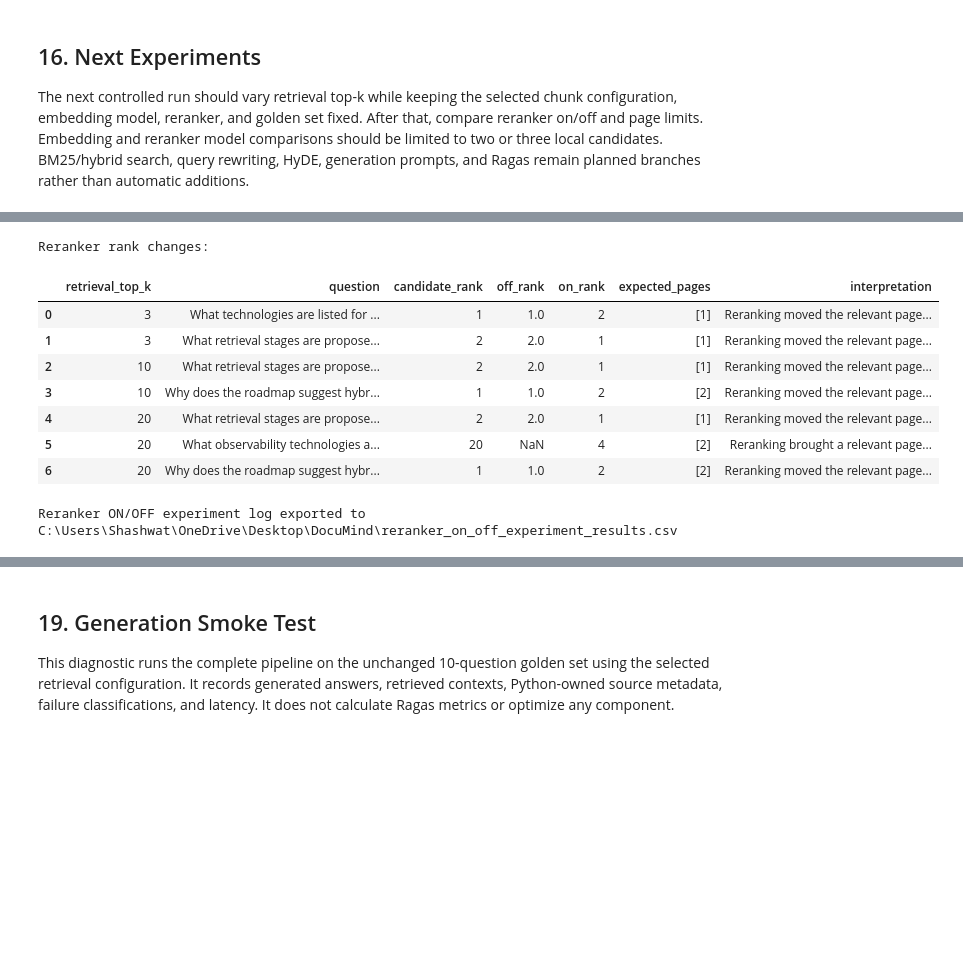
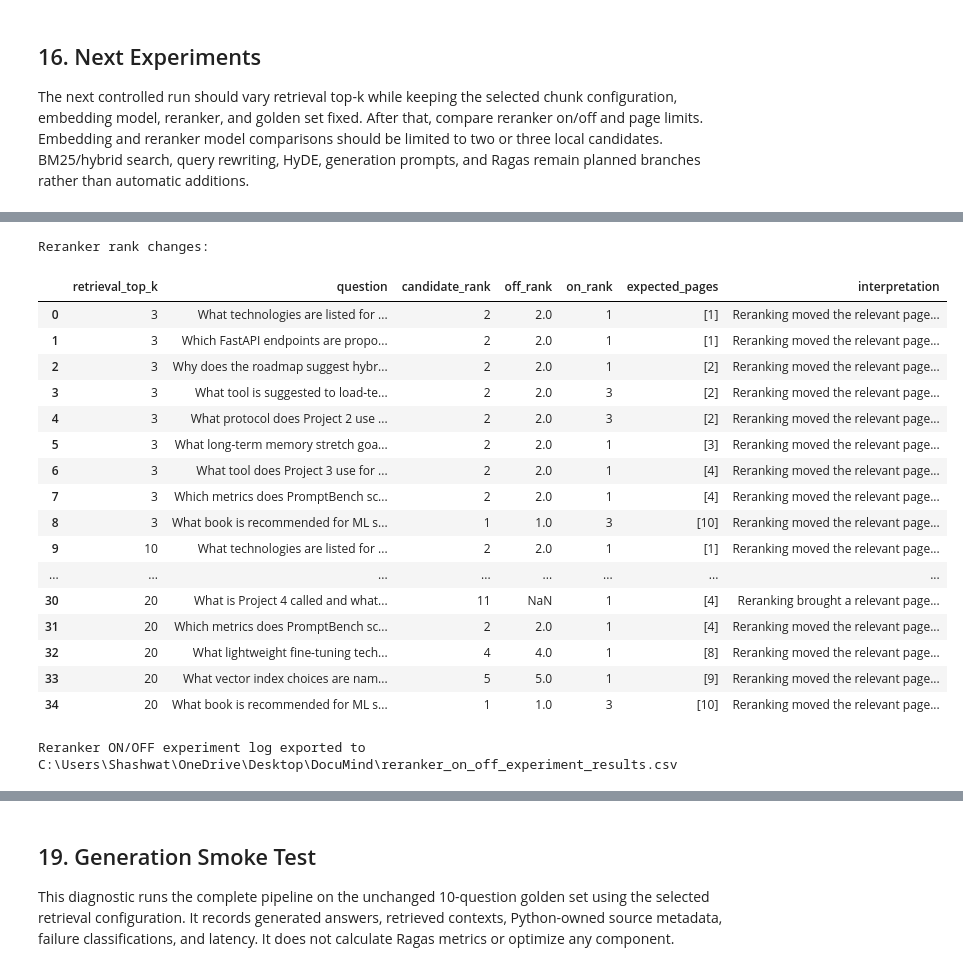
Before and after one commit to ShashwatK27/DocuMind, a Jupyter notebook: notebooks/rag_1.ipynb, the cells around one changed output, grey strips where cells are left out. Drawn from its saved outputs; the diff is of its cells as text; code cells hidden in the pictures; blank space fills up the shorter version.

```diff
--- a/notebooks/rag_1.ipynb
+++ b/notebooks/rag_1.ipynb
@@ -193,7 +200,22 @@ if RESET_QDRANT:
         qdrant_client.delete_collection(COLLECTION_NAME)
     qdrant_client.close()
     if QDRANT_PATH.exists():
-        shutil.rmtree(QDRANT_PATH)
+        # Embedded Qdrant memory-maps its storage; on Windows the files can stay
+        # locked briefly after close(). Retry, clearing read-only bits, before failing.
+        import os, stat
+
+        def _drop_readonly(func, path, _exc):
+            os.chmod(path, stat.S_IWRITE)
+            func(path)
+
+        for attempt in range(10):
+            try:
+                shutil.rmtree(QDRANT_PATH, onerror=_drop_readonly)
+                break
+            except (PermissionError, OSError):
+                time.sleep(1.0)
+        else:
+            shutil.rmtree(QDRANT_PATH, onerror=_drop_readonly)
     QDRANT_PATH.mkdir(parents=True, exist_ok=True)
     qdrant_client = QdrantClient(path=str(QDRANT_PATH))
     collection_exists = False
@@ -817,6 +922,22 @@ for experiment_id, failures in chunk_failure_tables.items():
     if not failures.empty:
         display(failures)
 
-experiment_log_df.to_csv(PROJECT_ROOT / "chunk_experiment_results.csv", index=False)
+experiment_log_df.to_csv(EXPERIMENT_DIR / "chunk_experiment_results.csv", index=False)
 print(f"Experiment log exported to {PROJECT_ROOT / 'chunk_experiment_results.csv'}")
+
+
+# Data-driven selection: pick the chunk configuration with the best MRR, breaking
+# ties toward smaller chunks (more precise units, cheaper reranking context).
+chunk_ranking = experiment_log_df.sort_values(
+    ["mrr", "page_recall_at_5", "chunk_size"],
+    ascending=[False, False, True],
+).reset_index(drop=True)
+selected_chunk = chunk_ranking.iloc[0]
+SELECTED_CHUNK_SIZE = int(selected_chunk["chunk_size"])
+SELECTED_CHUNK_OVERLAP = int(selected_chunk["chunk_overlap"])
+print(
+    f"Selected chunk configuration (best MRR, tie-break smaller): "
+    f"{SELECTED_CHUNK_SIZE}/{SELECTED_CHUNK_OVERLAP} "
+    f"(MRR={selected_chunk['mrr']:.3f}, Page Recall@5={selected_chunk['page_recall_at_5']:.3f})"
+)
 # %% [output]
@@ -846,7 +985,7 @@ This experiment fixes chunking at 600/100, keeps the embedding model, Cross-Enco
 # %%
 retrieval_top_k_values = [3, 5, 8, 10, 15, 20]
-TOP_K_CHUNK_SIZE = 600
-TOP_K_CHUNK_OVERLAP = 100
+TOP_K_CHUNK_SIZE = SELECTED_CHUNK_SIZE
+TOP_K_CHUNK_OVERLAP = SELECTED_CHUNK_OVERLAP
 
 fixed_top_k_config = {
     **EXPERIMENT_CONFIG,
@@ -1157,8 +1308,8 @@ def evaluate_reranker_mode(
 # %%
 reranker_values = [False, True]
 reranker_top_k_values = [3, 10, 20]
-reranker_fixed_chunk_size = 600
-reranker_fixed_chunk_overlap = 100
+reranker_fixed_chunk_size = SELECTED_CHUNK_SIZE
+reranker_fixed_chunk_overlap = SELECTED_CHUNK_OVERLAP
 
 reranker_eval_chunks = build_experiment_chunks(
     reranker_fixed_chunk_size,
@@ -1320,28 +1471,37 @@ RERANKER ON VS OFF COMPARISON
 # %%
 print("\nReranker rank changes:")
 if reranker_failure_analysis_df.empty:
     print("No final-rank changes were observed between OFF and ON configurations.")
 else:
     display(reranker_failure_analysis_df)
 
 reranker_on_off_results_df.to_csv(
-    PROJECT_ROOT / "reranker_on_off_experiment_results.csv",
+    EXPERIMENT_DIR / "reranker_on_off_experiment_results.csv",
     index=False,
 )
 print(
     f"Reranker ON/OFF experiment log exported to "
     f"{PROJECT_ROOT / 'reranker_on_off_experiment_results.csv'}"
 )
 # %% [output]
 Reranker rank changes:
 |  | retrieval_top_k | question | candidate_rank | off_rank | on_rank | expected_pages | interpretation |
-| 0 | 3 | What technologies are listed for ... | 1 | 1.0 | 2 | [1] | Reranking moved the relevant page... |
-| 1 | 3 | What retrieval stages are propose... | 2 | 2.0 | 1 | [1] | Reranking moved the relevant page... |
-| 2 | 10 | What retrieval stages are propose... | 2 | 2.0 | 1 | [1] | Reranking moved the relevant page... |
-| 3 | 10 | Why does the roadmap suggest hybr... | 1 | 1.0 | 2 | [2] | Reranking moved the relevant page... |
-| 4 | 20 | What retrieval stages are propose... | 2 | 2.0 | 1 | [1] | Reranking moved the relevant page... |
-| 5 | 20 | What observability technologies a... | 20 | NaN | 4 | [2] | Reranking brought a relevant page... |
-| 6 | 20 | Why does the roadmap suggest hybr... | 1 | 1.0 | 2 | [2] | Reranking moved the relevant page... |
+| 0 | 3 | What technologies are listed for ... | 2 | 2.0 | 1 | [1] | Reranking moved the relevant page... |
+| 1 | 3 | Which FastAPI endpoints are propo... | 2 | 2.0 | 1 | [1] | Reranking moved the relevant page... |
+| 2 | 3 | Why does the roadmap suggest hybr... | 2 | 2.0 | 1 | [2] | Reranking moved the relevant page... |
+| 3 | 3 | What tool is suggested to load-te... | 2 | 2.0 | 3 | [2] | Reranking moved the relevant page... |
+| 4 | 3 | What protocol does Project 2 use ... | 2 | 2.0 | 3 | [2] | Reranking moved the relevant page... |
+| 5 | 3 | What long-term memory stretch goa... | 2 | 2.0 | 1 | [3] | Reranking moved the relevant page... |
+| 6 | 3 | What tool does Project 3 use for ... | 2 | 2.0 | 1 | [4] | Reranking moved the relevant page... |
+| 7 | 3 | Which metrics does PromptBench sc... | 2 | 2.0 | 1 | [4] | Reranking moved the relevant page... |
+| 8 | 3 | What book is recommended for ML s... | 1 | 1.0 | 3 | [10] | Reranking moved the relevant page... |
+| 9 | 10 | What technologies are listed for ... | 2 | 2.0 | 1 | [1] | Reranking moved the relevant page... |
+| ... | ... | ... | ... | ... | ... | ... | ... |
+| 30 | 20 | What is Project 4 called and what... | 11 | NaN | 1 | [4] | Reranking brought a relevant page... |
+| 31 | 20 | Which metrics does PromptBench sc... | 2 | 2.0 | 1 | [4] | Reranking moved the relevant page... |
+| 32 | 20 | What lightweight fine-tuning tech... | 4 | 4.0 | 1 | [8] | Reranking moved the relevant page... |
+| 33 | 20 | What vector index choices are nam... | 5 | 5.0 | 1 | [9] | Reranking moved the relevant page... |
+| 34 | 20 | What book is recommended for ML s... | 1 | 1.0 | 3 | [10] | Reranking moved the relevant page... |
 Reranker ON/OFF experiment log exported to C:\Users\Shashwat\OneDrive\Desktop\DocuMind\reranker_on_off_experiment_results.csv
 # %%
 figure, axes = plt.subplots(1, 2, figsize=(12, 4))
```
Also changed, not shown: parts of 27 cells of this notebook, 8 other files.
